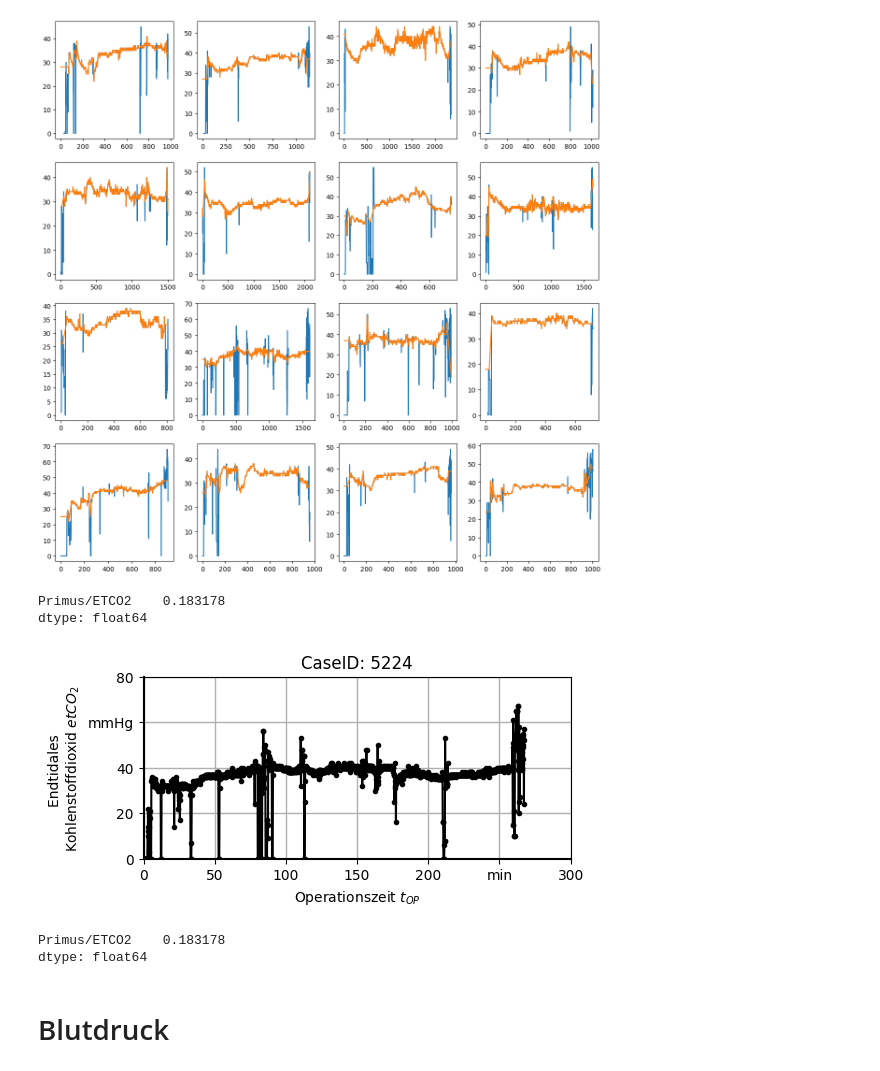
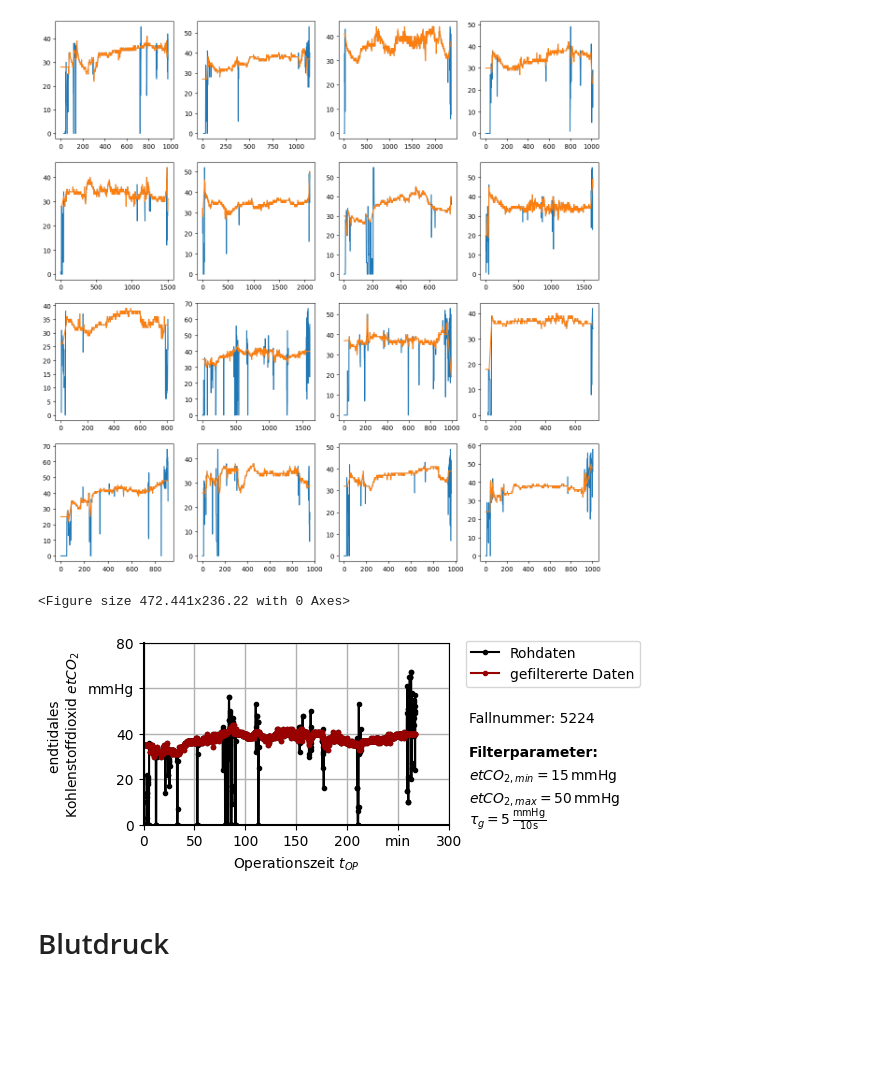
Before and after one commit to naderinho/anesthesia_anomaly_detection, a Jupyter notebook: 03_vital_filter.ipynb, the cells around one changed output. Saved outputs shown, nothing was run; the diff lists cells and outputs as text; code cells hidden in the pictures; blank space fills up the shorter version.

Commit message:
figure filter update

```diff
--- a/03_vital_filter.ipynb
+++ b/03_vital_filter.ipynb
@@ -116,71 +116,70 @@ filepath = datapath+'vitaldb_tiva/'+str(case).zfill(4)+'.vital'
 vitaldata = vf.VitalFile(ipath = filepath, track_names = track)
 vitaldata = vitaldata.to_pandas(track_names=track,interval=10)
 
-plt.figure(figsize=(14/2.54, 6/2.54))
+end = len(vitaldata)
 
+time = np.arange(0, end) * 10 / 60
 
+plt.figure(figsize=(12/2.54, 6/2.54))
 plt.rcParams['font.size'] = 10
-
-t = np.linspace(0,len(vitaldata)*10/60,len(vitaldata))
 
 # Colors
 color1 = (0, 0, 0)
 color2 = (1, 1, 1)
 color3 = (159/255, 182/255, 196/255)
 color4 = (125/255, 102/255, 102/255)
 color5 = (153/255, 0, 0)
 
-# Actual plot
-plt.plot(t,vitaldata, label='Rohdaten', color='k', marker='.', markerfacecolor='k')
+# Create the first plot
+fig, ax1 = plt.subplots(figsize=(10/2.54, 6/2.54))
+ax1.plot(time, vitaldata, color=color1, label='Rohdaten', marker='.', markerfacecolor='k')
 filtered = outlierfilter(vitaldata, 5, 2, 15, 50)
-#plt.plot(t,filtered, label='gefilterte Daten', color='r', marker='.', markerfacecolor='w')
+ax1.plot(time, filtered, color=color5, label='gefiltererte Daten', marker='.', markerfacecolor=color5)
 
-# Title and labels
-plt.title('CaseID: '+str(case))
-plt.xlabel('Operationszeit $t_{OP}$')
-plt.ylabel('Endtidales \nKohlenstoffdioxid $etCO_2$')
-#plt.yscale("log")
-
-#plt.legend()
+ax1.set_xlabel('Operationszeit $t_{OP}$')
+ax1.set_ylabel('endtidales \nKohlenstoffdioxid $etCO_2$')
+ax1.grid(True, linewidth=1.0)
 
 # Axis settings
 ax = plt.gca()
 ax.spines['left'].set_linewidth(1.5)
 ax.spines['bottom'].set_linewidth(1.5)
 
 # Limits
-ax.set_ylim(bottom=0)  # Only set the minimum value
-ax.set_xlim(left=0)  # Only set the minimum value
+ax1.set_xlim(left=0, right=300)
+ax1.set_ylim(bottom=0, top=80)
+
 
 # Einheiten auf x-Achse
 xunit = 'min'
-ticks = ax.get_xticks()
+ticks = ax1.get_xticks()
 ticks = [int(tick) for tick in ticks]
 ticks_with_units = [xunit if i == len(ticks) - 2 else ticks[i] for i in range(len(ticks))]
-ax.set_xticks(ticks)
-ax.set_xticklabels(ticks_with_units)
+ax1.set_xticks(ticks)
+ax1.set_xticklabels(ticks_with_units)
 
-# Einheiten auf y-Achse
+# Einheiten auf y1-Achse
 yunit = 'mmHg'
-ticks = ax.get_yticks()
+ticks = ax1.get_yticks()
 ticks = [int(tick) for tick in ticks]
 ticks_with_units = [yunit if i == len(ticks) - 2 else ticks[i] for i in range(len(ticks))]
-ax.set_yticks(ticks)
-ax.set_yticklabels(ticks_with_units)
+ax1.set_yticks(ticks)
+ax1.set_yticklabels(ticks_with_units)
 
-plt.grid(True, linewidth=1.0)
+ax1.legend(loc='upper right' ,bbox_to_anchor=(1.65, 1.05))
 
-plt.savefig('figures/4_2_etco2_raw.pdf', bbox_inches='tight', pad_inches=0.2, format='pdf')
-plt.show()
+t = 320
+ax1.text(t, 45, s='Fallnummer: ' + str(case))
+ax1.text(t, 30, s='Filterparameter:', fontweight='bold')
+ax1.text(t, 20, s='$etCO_{2,min} = 15 \,\mathrm{mmHg}$')
+ax1.text(t, 10, s='$etCO_{2,max} = 50 \,\mathrm{mmHg}$')
+ax1.text(t, 0,  s=r'$\tau_g = 5 \, \frac{\mathrm{mmHg}}{10\,\mathrm{s}}$')
+
+#plt.show()
+plt.savefig('figures/4_2_etco2.pdf', bbox_inches='tight', pad_inches=0.2, format='pdf')
 # %% [output]
-Primus/ETCO2    0.183178
-dtype: float64
+<Figure size 472.441x236.22 with 0 Axes>
-[figure, old version]
+[figure, new version]
-# %%
-np.isnan(vitaldata).sum()/len(vitaldata)
-# %% [output]
-Primus/ETCO2    0.183178
-dtype: float64
 # %% [markdown]
 # Blutdruck
 # %%
```
Also changed, not shown: parts of 3 cells of this notebook.
